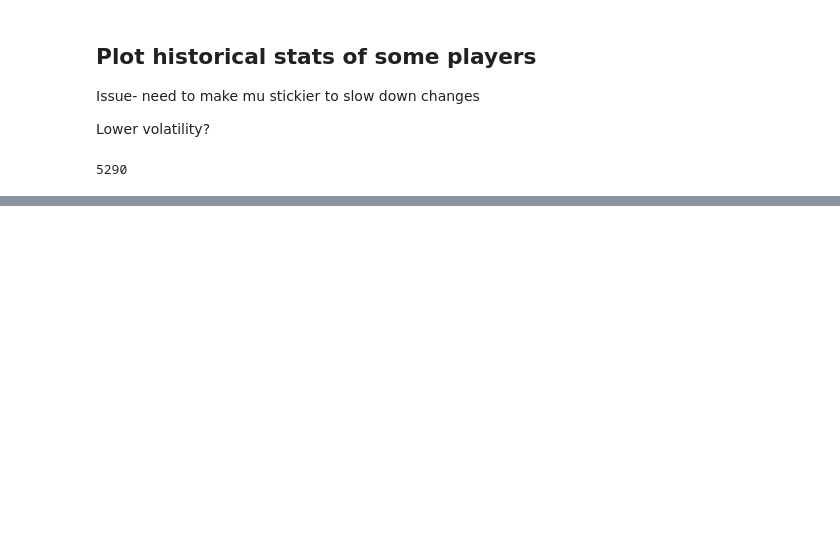
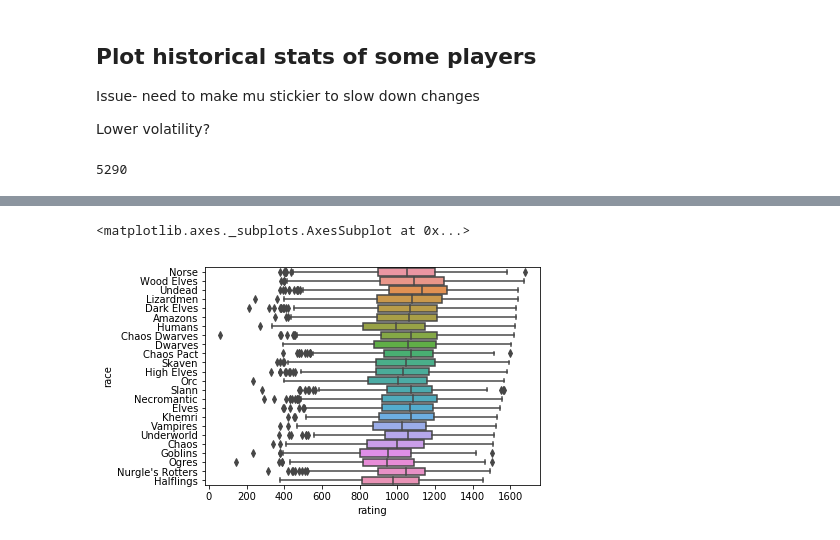
Before and after one commit to hardingnj/NAF, a Jupyter notebook: glicko.ipynb, the cells around one changed output, grey strips where cells are left out. Drawn from its saved outputs; the diff is of its cells as text; code cells hidden in the pictures; blank space fills up the shorter version.

```diff
--- a/glicko.ipynb
+++ b/glicko.ipynb
@@ -322,0 +331,7 @@ ax.legend(loc=3)
+# %%
+x = df_current_ratings.reset_index()
+# %%
+sns.boxplot(y="race", x="rating", data=x)
+# %% [output]
+<matplotlib.axes._subplots.AxesSubplot at 0x...>
+[figure, added]
```
Also changed, not shown: parts of 11 cells of this notebook.
